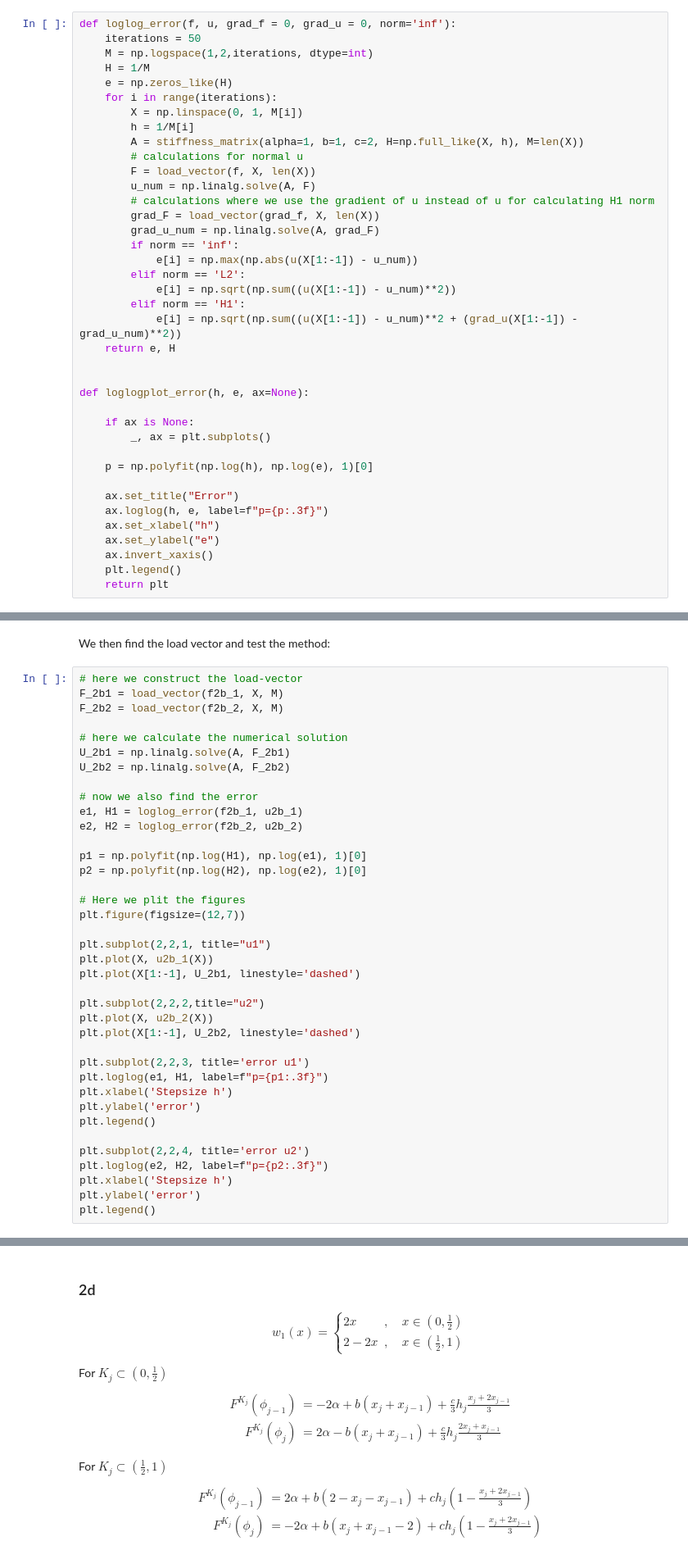
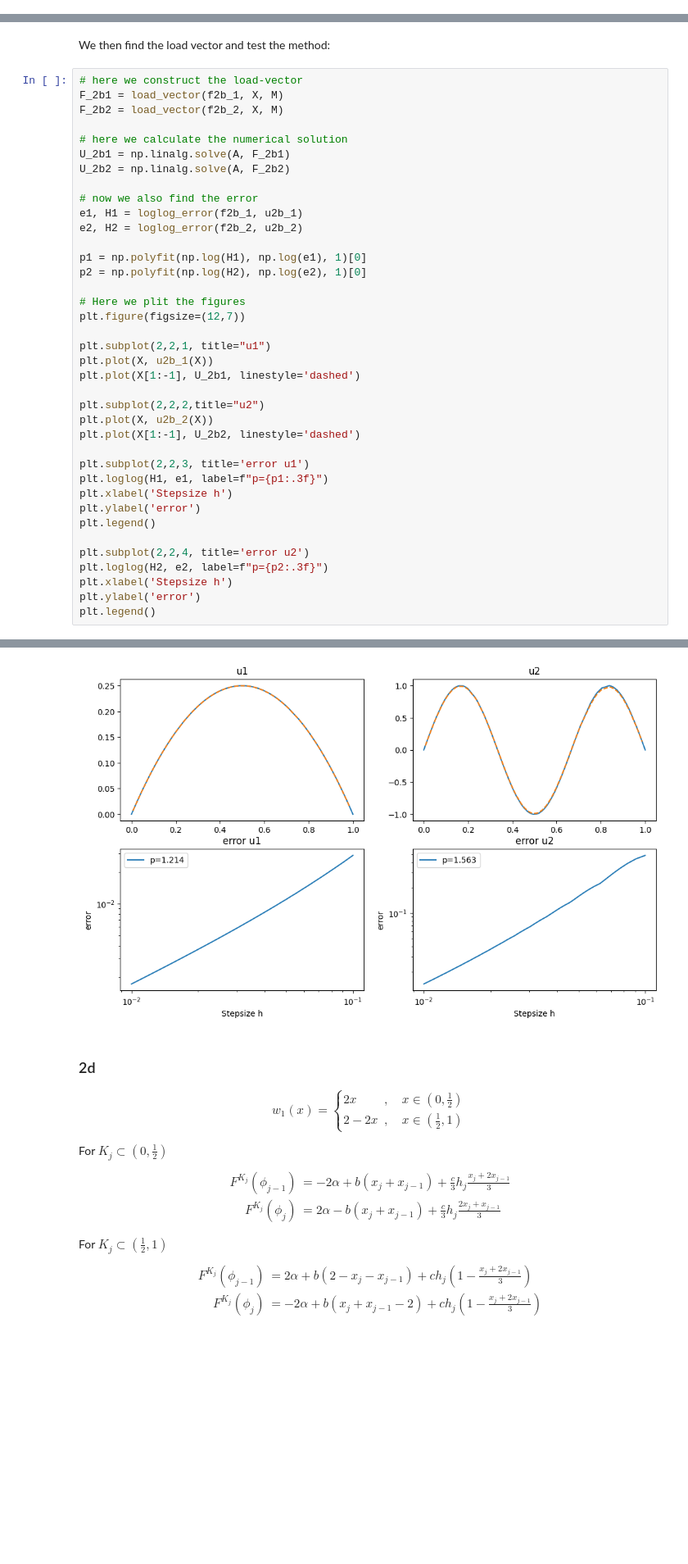
Before and after one commit to martinsw01/numdiff_p2, a Jupyter notebook: example.ipynb, the cells around one changed output, grey strips where cells are left out. Shown at 82% size. Saved outputs shown, nothing was run; the diff lists cells and outputs as text; blank space fills up the shorter version.

Commit message:
prøvd å plitte error. Blir heeelt grusomt feil.

```diff
--- a/example.ipynb
+++ b/example.ipynb
@@ -6,41 +7,2 @@ from load_vector import load_vector
 # %% [markdown]
 ### Utilities
-# %%
-def loglog_error(f, u, grad_f = 0, grad_u = 0, norm='inf'):
-    iterations = 50
-    M = np.logspace(1,2,iterations, dtype=int)
-    H = 1/M
-    e = np.zeros_like(H)
-    for i in range(iterations):
-        X = np.linspace(0, 1, M[i])
-        h = 1/M[i]
-        A = stiffness_matrix(alpha=1, b=1, c=2, H=np.full_like(X, h), M=len(X))
-        # calculations for normal u
-        F = load_vector(f, X, len(X))
-        u_num = np.linalg.solve(A, F)
-        # calculations where we use the gradient of u instead of u for calculating H1 norm
-        grad_F = load_vector(grad_f, X, len(X))
-        grad_u_num = np.linalg.solve(A, grad_F)
-        if norm == 'inf':
-            e[i] = np.max(np.abs(u(X[1:-1]) - u_num))
-        elif norm == 'L2':
-            e[i] = np.sqrt(np.sum((u(X[1:-1]) - u_num)**2))
-        elif norm == 'H1':
-            e[i] = np.sqrt(np.sum((u(X[1:-1]) - u_num)**2 + (grad_u(X[1:-1]) - grad_u_num)**2))
-    return e, H
-
-
-def loglogplot_error(h, e, ax=None):
-
-    if ax is None:
-        _, ax = plt.subplots()
-
-    p = np.polyfit(np.log(h), np.log(e), 1)[0]
-
-    ax.set_title("Error")
-    ax.loglog(h, e, label=f"p={p:.3f}")
-    ax.set_xlabel("h")
-    ax.set_ylabel("e")
-    ax.invert_xaxis()
-    plt.legend()
-    return plt
@@ -137,13 +162,13 @@ plt.plot(X, u2b_2(X))
 plt.plot(X[1:-1], U_2b2, linestyle='dashed')
 
 plt.subplot(2,2,3, title='error u1')
-plt.loglog(e1, H1, label=f"p={p1:.3f}")
+plt.loglog(H1, e1, label=f"p={p1:.3f}")
 plt.xlabel('Stepsize h')
 plt.ylabel('error')
 plt.legend()
 
 plt.subplot(2,2,4, title='error u2')
-plt.loglog(e2, H2, label=f"p={p2:.3f}")
+plt.loglog(H2, e2, label=f"p={p2:.3f}")
 plt.xlabel('Stepsize h')
 plt.ylabel('error')
 plt.legend()
@@ -152,3 +177,4 @@ TypeError: 'int' object is not callable
+[figure, added]
 # %% [markdown]
 ### 2d
 
```
Also changed, not shown: parts of 9 cells of this notebook.
